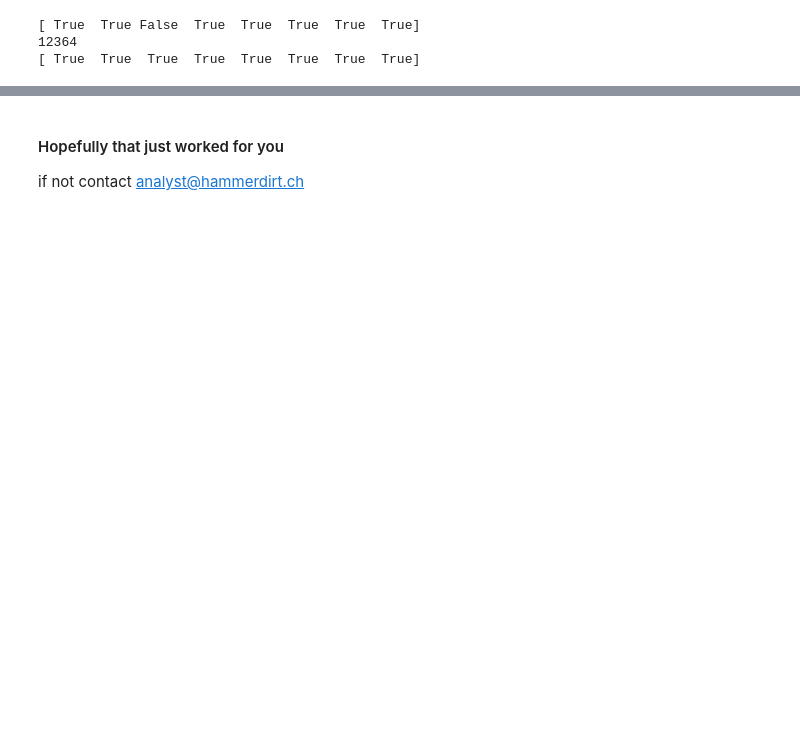
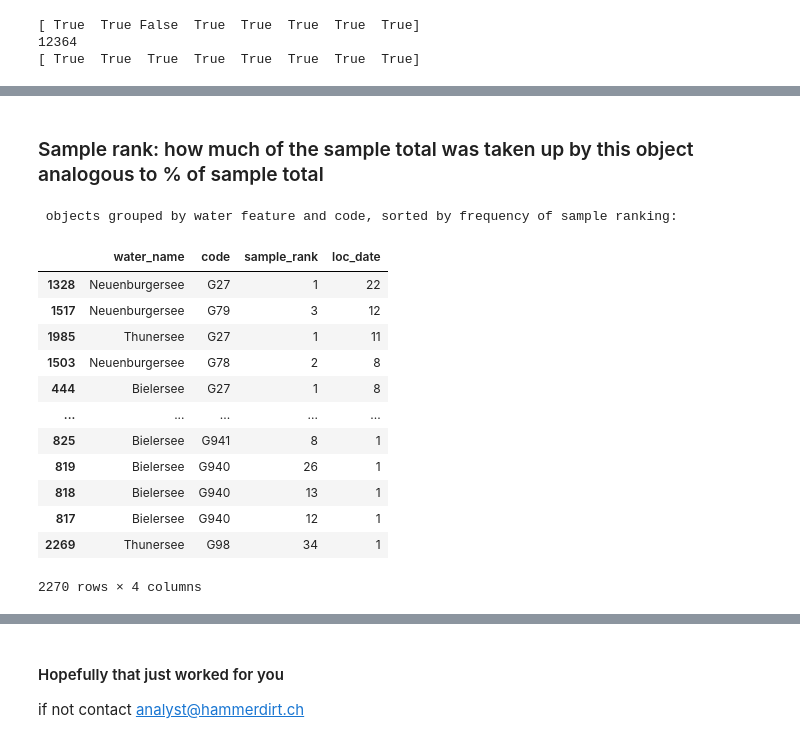
Before and after one commit to hammerdirt-analyst/iqals, a Jupyter notebook: use_a_class.ipynb, the cells around one changed output, grey strips where cells are left out. Drawn from its saved outputs; the diff is of its cells as text; code cells hidden in the pictures; blank space fills up the shorter version.

```diff
--- a/use_a_class.ipynb
+++ b/use_a_class.ipynb
@@ -185,0 +193,5 @@ data.loc[rivers, 'type'] = 'r'
+# %%
+data['type'] = 't'
+for a_place in data.water_name.unique():
+    data.loc[data.water_name.isin(lakes), 'type'] = 'l'
+    data.loc[data.water_name.isin(rivers), 'type'] = 'r'
@@ -332,0 +420,20 @@ print(pc_befor == som_bassin_data.pcs_m.describe().values)
+# %% [markdown]
+### Sample rank: how much of the sample total was taken up by this object analogous to % of sample total
+# %%
+print("\n objects grouped by water feature and code, sorted by frequency of sample ranking: \n\n")
+sbd[sbd.quantity > 0].groupby(['water_name','code', 'sample_rank'], as_index=False).loc_date.nunique().sort_values(by='loc_date', ascending=False)
+# %% [output]
+ objects grouped by water feature and code, sorted by frequency of sample ranking:
+|  | water_name | code | sample_rank | loc_date |
+| 1328 | Neuenburgersee | G27 | 1 | 22 |
+| 1517 | Neuenburgersee | G79 | 3 | 12 |
+| 1985 | Thunersee | G27 | 1 | 11 |
+| 1503 | Neuenburgersee | G78 | 2 | 8 |
+| 444 | Bielersee | G27 | 1 | 8 |
+| ... | ... | ... | ... | ... |
+| 825 | Bielersee | G941 | 8 | 1 |
+| 819 | Bielersee | G940 | 26 | 1 |
+| 818 | Bielersee | G940 | 13 | 1 |
+| 817 | Bielersee | G940 | 12 | 1 |
+| 2269 | Thunersee | G98 | 34 | 1 |
+2270 rows × 4 columns
```
Also changed, not shown: parts of 58 cells of this notebook, 1 other file.
